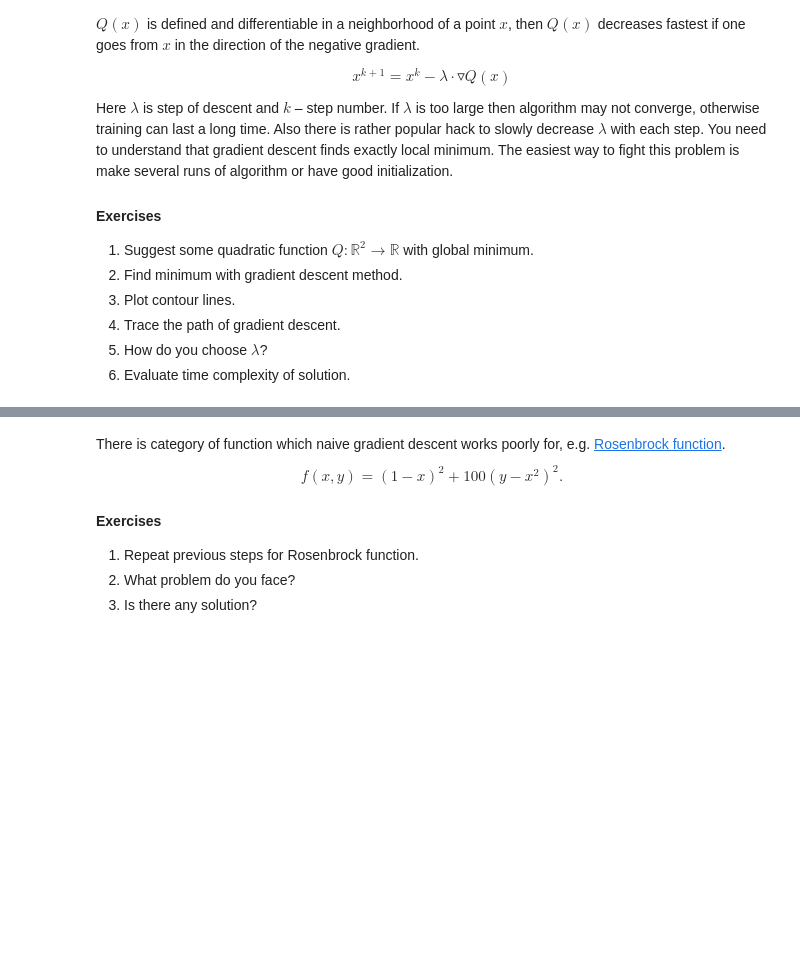
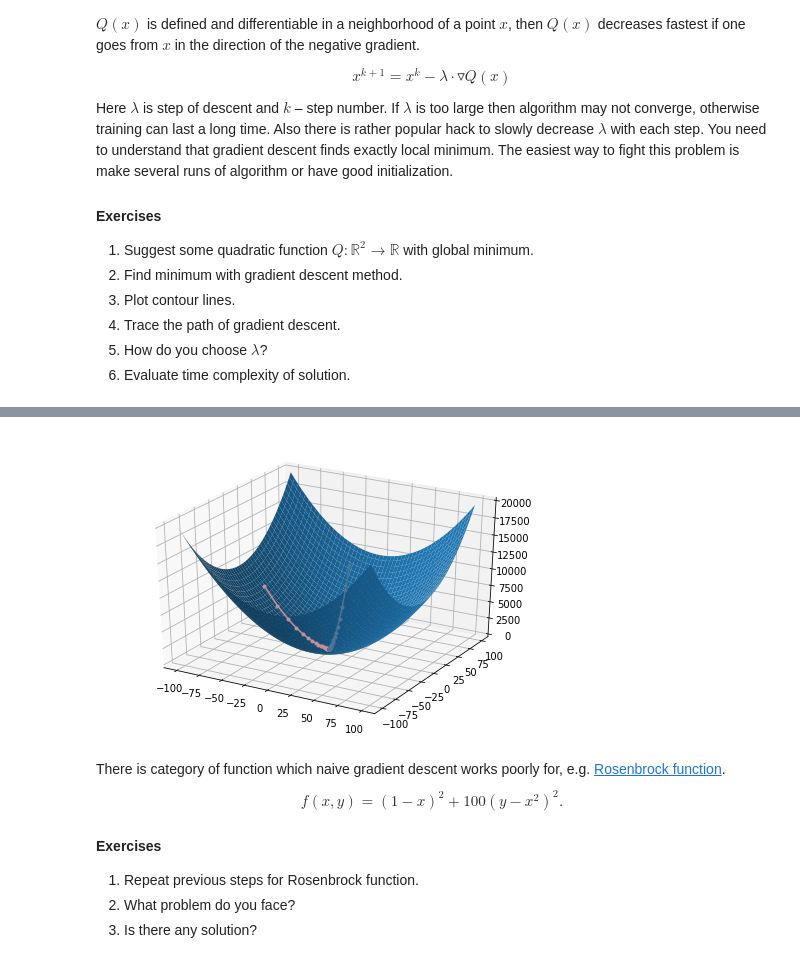
Before and after one commit to sergevkim/DarinKim, a Jupyter notebook: draft-1.ipynb, the cells around one changed output, grey strips where cells are left out. Drawn from its saved outputs; the diff is of its cells as text; code cells hidden in the pictures; blank space fills up the shorter version.

```diff
--- a/draft-1.ipynb
+++ b/draft-1.ipynb
@@ -278,0 +315,92 @@ Here $\lambda$ is step of descent and  $k$ – step number. If $\lambda$ is too
+# %%
+dim = 2
+eps = 0.01
+iterationMax = 1000
+learnRate = 0.1
+COLORS = list(colors._colors_full_map.values())
+coordMin, coordMax, freq = -100, 100, 1
+
+def foo(x):
+    return x[0] ** 2 + x[1] ** 2
+
+def gradfoo(x):
+    v = [0, 0]
+    v[0] = 2 * x[0]
+    v[1] = 2 * x[1]
+    return v
+
+def norma(x, square=False):
+    res = 0
+    for xi in x:
+        res += xi ** 2
+    if square:
+        return res
+    else:
+        return res ** 0.5
+
+def descentSteps(x, f, gradf, learnRate):
+    xSteps = []
+    ySteps = []
+    zSteps = []
+
+    gradfx = gradf(x)
+
+    iteration = 0
+    while (norma(gradf(x), square=True) - eps > 0 and iteration < iterationMax):
+        xSteps.append(x[0])
+        ySteps.append(x[1])
+        zSteps.append(f(x))
+
+        iteration += 1
+        x = [x[0] - learnRate * gradfx[0], x[1] - learnRate * gradfx[1]]
+        gradfx = gradf(x)
+    print(iteration)
+    return xSteps, ySteps, zSteps  # returns all steps, not the only an infimum point
+
+def makeCover(f, coordMin, coordMax, freq):
+    x = [np.arange(coordMin, coordMax, freq),
+         np.arange(coordMin, coordMax, freq)]
+    xGrid, yGrid = np.meshgrid(x[0], x[1])
+    zGrid = f([xGrid, yGrid])
+    return xGrid, yGrid, zGrid
+
+def drawCover(f, coordMin, coordMax, freq):
+    xGrid, yGrid, zGrid = makeCover(f, coordMin, coordMax, freq)
+    fig = pylab.figure()
+    axes = Axes3D(fig)
+    axes.plot_surface(xGrid, yGrid, zGrid)
+    return axes
+
+def drawSteps(f, gradf, runs):
+    for i in range(runs):
+        x = []
+        for j in range(dim):
+            x.append(random.randint(coordMin, coordMax))
+        xSteps, ySteps, zSteps = descentSteps(x, f, gradf, freq)
+        runColor = COLORS[random.randint(0, len(COLORS) - 1)]
+        plt.plot(xSteps, ySteps, zSteps, color=runColor)
+        plt.plot(xSteps, ySteps, zSteps, '.', color=runColor)
+    return plt
+
+def draw3D(f, gradf, runs):
+    # drawCover(f)
+    # drawSteps(f, 10)
+    # i dont know why drawcover and drawsteps dont work the way i want
+    xGrid, yGrid, zGrid = makeCover(f, coordMin, coordMax, freq)
+    fig = plt.figure()
+    axes = Axes3D(fig)
+    axes.plot_surface(xGrid, yGrid, zGrid)
+
+    for i in range(runs):
+        x = []
+        for j in range(dim):
+            x.append(random.randint(coordMin, coordMax))
+        xSteps, ySteps, zSteps = descentSteps(x, f, gradf, learnRate)
+        runColor = COLORS[random.randint(0, len(COLORS) - 1)]
+        plt.plot(xSteps, ySteps, zSteps, color=runColor)
+        plt.plot(xSteps, ySteps, zSteps, '.', color=runColor)
+
+    plt.show()
+
+draw3D(foo, gradfoo, 2)
+# %% [output]
@@ -279,3 +409,4 @@ Here $\lambda$ is step of descent and  $k$ – step number. If $\lambda$ is too
+[figure, added]
 # %% [markdown]
 There is category of function which naive gradient descent works poorly for, e.g. [Rosenbrock function](https://en.wikipedia.org/wiki/Rosenbrock_function).
 $$f(x, y) = (1-x)^2 + 100(y-x^2)^2.$$
```
Also changed, not shown: parts of 13 cells of this notebook.
